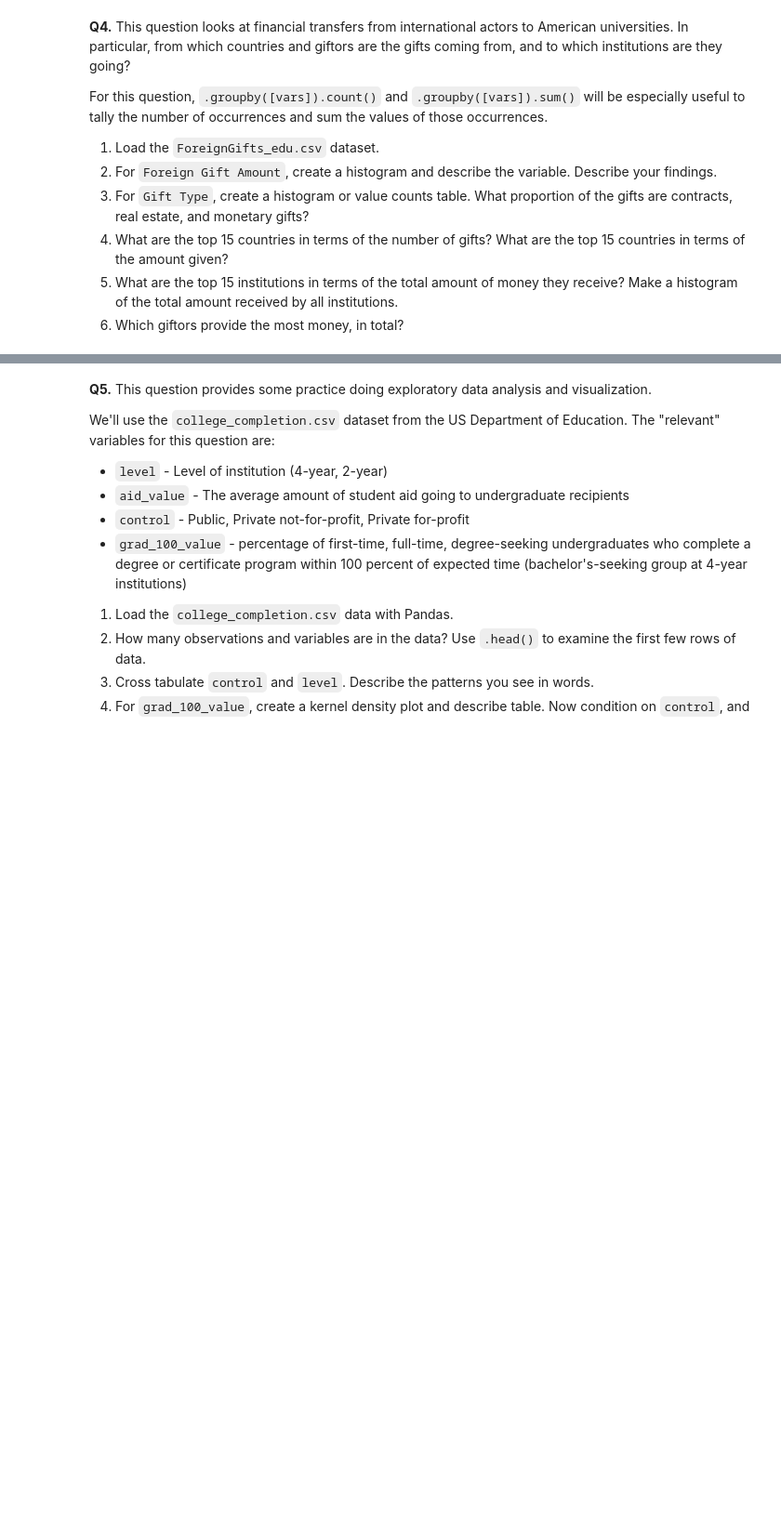
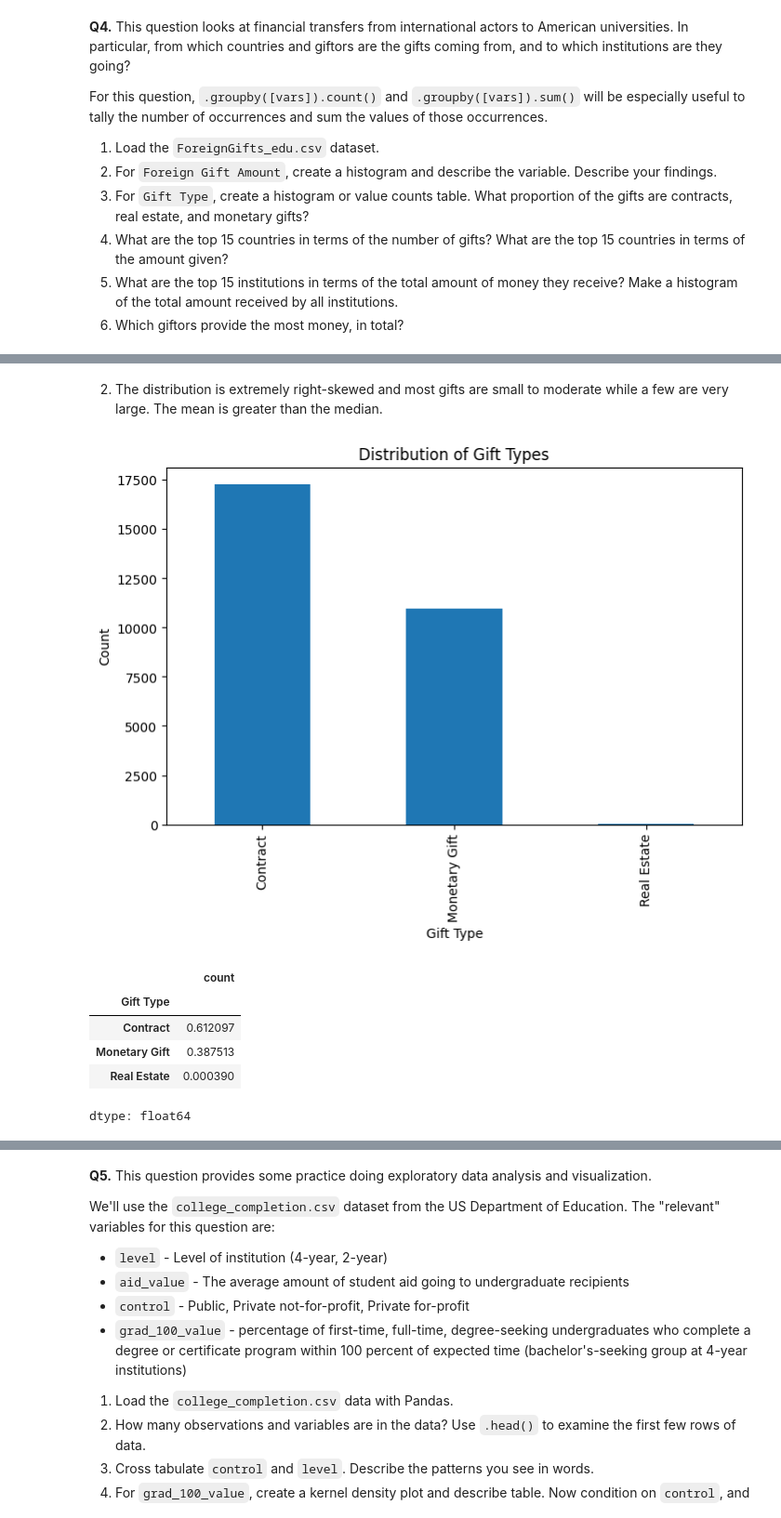
Before and after one commit to haero-lee/undergrad_ml_assignments, a Jupyter notebook: 01_assignment_wrangling_and_eda.ipynb, the cells around one changed output, grey strips where cells are left out. Shown at 93% size. Drawn from its saved outputs; the diff is of its cells as text; code cells hidden in the pictures; blank space fills up the shorter version.

```diff
--- a/01_assignment_wrangling_and_eda.ipynb
+++ b/01_assignment_wrangling_and_eda.ipynb
@@ -305,0 +340,20 @@ For this question, `.groupby([vars]).count()` and `.groupby([vars]).sum()` will
+# %% [markdown]
+2. The distribution is extremely right-skewed and most gifts are small to moderate while a few are very large. The mean is greater than the median.
+# %%
+gift_counts = df["Gift Type"].value_counts()
+gift_counts
+gift_counts.plot(kind="bar", figsize=(8,5))
+plt.title("Distribution of Gift Types")
+plt.ylabel("Count")
+plt.show()
+
+# Proportions
+gift_counts / gift_counts.sum()
+# %% [output]
+[figure, added]
+|  | count |
+| Gift Type |  |
+| Contract | 0.612097 |
+| Monetary Gift | 0.387513 |
+| Real Estate | 0.000390 |
+dtype: float64
```
Also changed, not shown: parts of 7 cells of this notebook.
